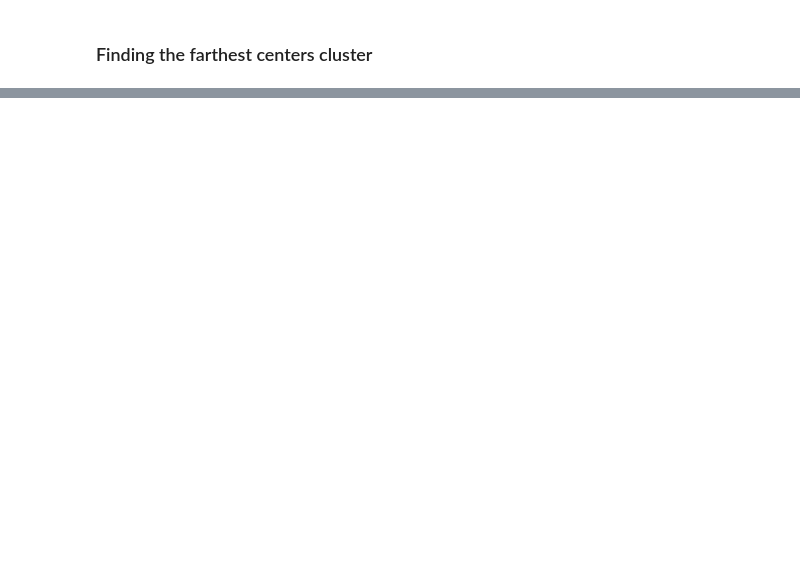
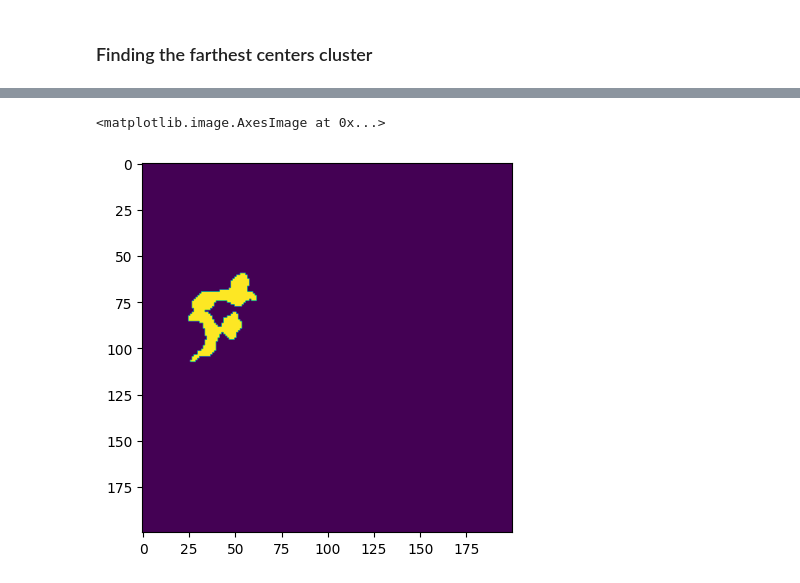
Before and after one commit to FrankVanzeler/Digital-Rock-Analysis-, a Jupyter notebook: Pore_tortuosity.ipynb, the cells around one changed output, grey strips where cells are left out. Cells and saved outputs as stored; diff of their text form; code cells hidden in the pictures; blank space fills up the shorter version.

```diff
--- a/Pore_tortuosity.ipynb
+++ b/Pore_tortuosity.ipynb
@@ -645,0 +658,18 @@ The index of the cluster in resultados_kmeans: 22
+# %%
+# saving the list of connected regions to calculate the tortuosity
+list_connected_regions = []
+list_of_centers_connected_regions = []
+c = 0
+for i in set_of_pores_index:
+    temp_connected_region = resultados_kmeans[i]
+    # Criar o tensor image_temp com valores acima de zero definidos como 1
+    # Generate a tensor with image_temp to convert the values greater than zero to one
+    temp_connected_region = np.where(temp_connected_region > 0, 1, 0)
+    #temp_connected_region = temp_connected_region - 1
+    temp_connected_region = temp_connected_region - 1
+    temp_center_connected_region = coordenadas_centros_kmeans[i]
+    list_connected_regions.append(temp_connected_region)
+    list_of_centers_connected_regions.append(temp_center_connected_region)
+##    c = c + 1
+    print(i)
+##print("The total points", c)
@@ -645,0 +704,7 @@ The index of the cluster in resultados_kmeans: 22
+# %%
+# Showing the connected regions
+random_show_connected =  random.randint(0, len(set_of_pores)-1)
+plt.imshow(list_connected_regions[random_show_connected])
+# %% [output]
+<matplotlib.image.AxesImage at 0x...>
+[figure, added]
```
Also changed, not shown: parts of 45 cells of this notebook.
